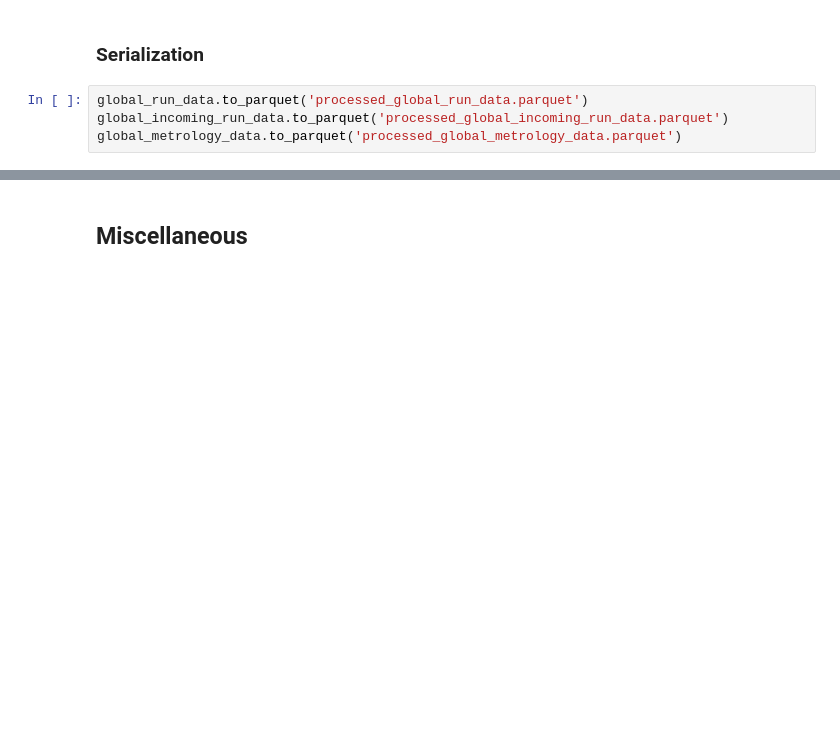
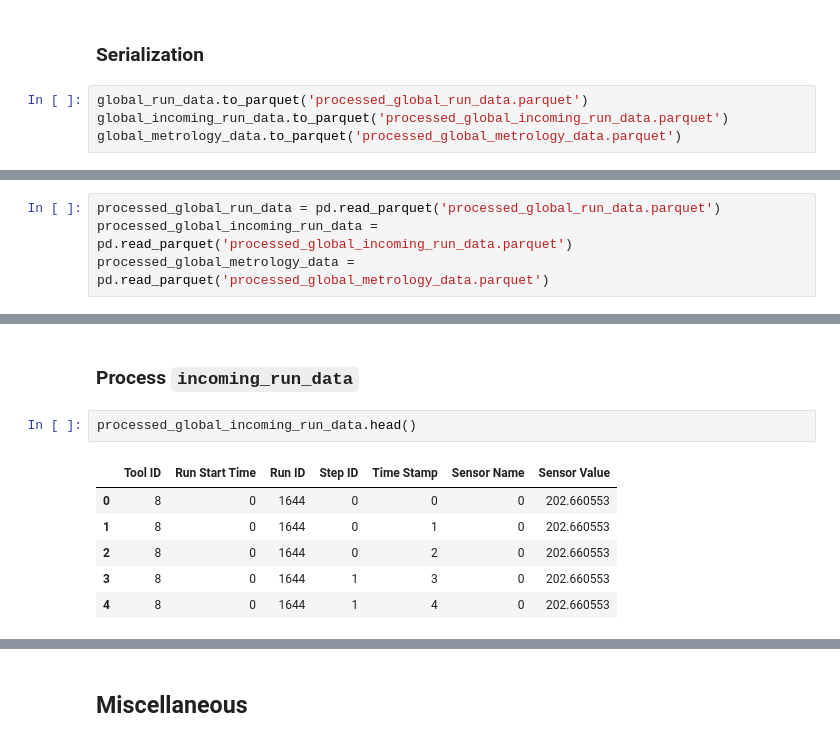
Before and after one commit to yyccbb/micro-ai-challenge, a Jupyter notebook: data-preprocessor.ipynb, the cells around one changed output, grey strips where cells are left out. Saved outputs shown, nothing was run; the diff lists cells and outputs as text; blank space fills up the shorter version.

Commit message:
Update data-preprocessor to include model input preparation

```diff
--- a/data-preprocessor.ipynb
+++ b/data-preprocessor.ipynb
@@ -184,0 +187,4 @@ global_metrology_data.to_parquet('processed_global_metrology_data.parquet')
+# %%
+processed_global_run_data = pd.read_parquet('processed_global_run_data.parquet')
+processed_global_incoming_run_data = pd.read_parquet('processed_global_incoming_run_data.parquet')
+processed_global_metrology_data = pd.read_parquet('processed_global_metrology_data.parquet')
@@ -184,0 +225,11 @@ global_metrology_data.to_parquet('processed_global_metrology_data.parquet')
+# %% [markdown]
+### Process `incoming_run_data`
+# %%
+processed_global_incoming_run_data.head()
+# %% [output]
+|  | Tool ID | Run Start Time | Run ID | Step ID | Time Stamp | Sensor Name | Sensor Value |
+| 0 | 8 | 0 | 1644 | 0 | 0 | 0 | 202.660553 |
+| 1 | 8 | 0 | 1644 | 0 | 1 | 0 | 202.660553 |
+| 2 | 8 | 0 | 1644 | 0 | 2 | 0 | 202.660553 |
+| 3 | 8 | 0 | 1644 | 1 | 3 | 0 | 202.660553 |
+| 4 | 8 | 0 | 1644 | 1 | 4 | 0 | 202.660553 |
```
Also changed, not shown: parts of 11 cells of this notebook.
